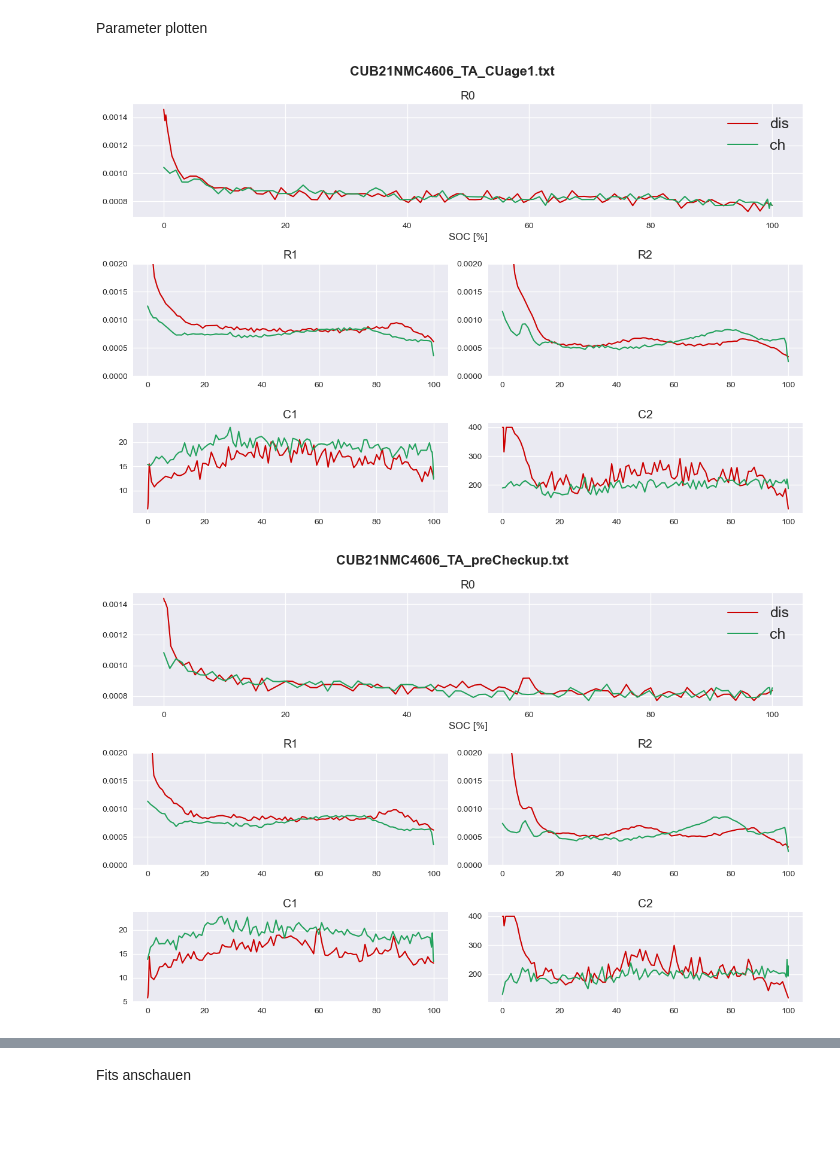
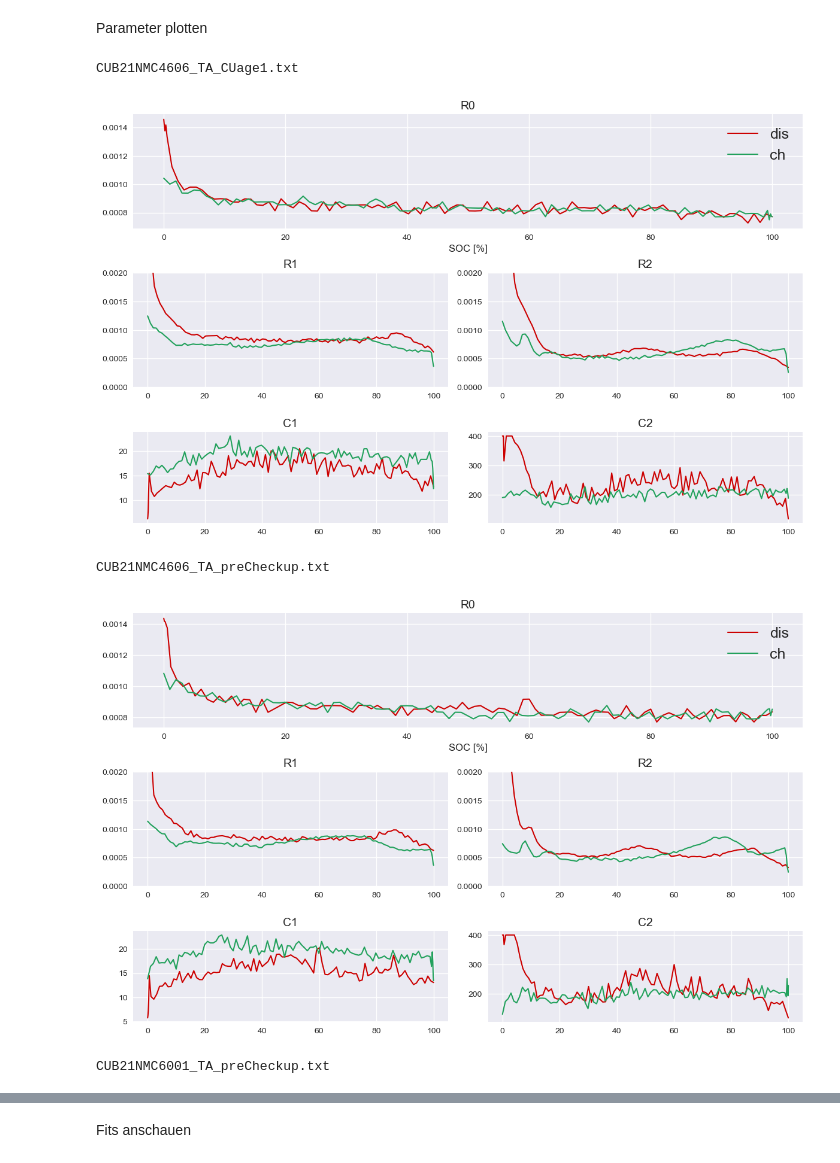
Before and after one commit to dieterduese/Projekt_Entropie, a Jupyter notebook: CheckUp.ipynb, the cells around one changed output, grey strips where cells are left out. Cells and saved outputs as stored; diff of their text form; code cells hidden in the pictures; blank space fills up the shorter version.

```diff
--- a/CheckUp.ipynb
+++ b/CheckUp.ipynb
@@ -342,7 +342,8 @@ for i in data_test.keys():
     cap_temp=temp[-1,4]- temp[0,4]
     capacities[i]=abs(cap_temp)
     cccv_dis[i]=temp
-    temperatures[i]=np.column_stack((data_test[:,0],data_test[i][:,6], data_test[i][:,7]))
+    # temperatures[i]=np.column_stack((data_test[i][:,6], data_test[i][:,7]))
+    temperatures[i]=np.array([data_test[i][:,0],data_test[i][:,6], data_test[i][:,7]]).T
 # %% [markdown]
 GITT auswerten mit 2RC Fit
 # %%
@@ -415,33 +416,37 @@ for c in fit_all.keys():
     ax21.plot(x_t1, fit_all[c][0][5,:])
 
     ax00.plot(x_t2, fit_all[c][1][1,:], label="ch")
     ax10.plot(x_t2, fit_all[c][1][2,:])
     ax20.plot(x_t2, fit_all[c][1][3,:])
     ax11.plot(x_t2, fit_all[c][1][4,:])
     ax21.plot(x_t2, fit_all[c][1][5,:])
 
     # Achsen Titel
     ax00.set_title("R0",fontsize=14)
     ax10.set_title("R1",fontsize=14)
     ax11.set_title("R2",fontsize=14)
     ax20.set_title("C1",fontsize=14)
     ax21.set_title("C2",fontsize=14)
 
     # # ylim
     if xAchse_t=="SOC[%]":
         ax10.set_ylim(0, 0.002)
         ax11.set_ylim(0, 0.002)
 
     # Legende
     ax00.legend()
     ax00.set_xlabel("SOC [%]", fontsize=12)
 
     # Gesamttitel
-    fig.suptitle(c, fontsize=16, fontweight='bold', y=0.98)
+    # fig.suptitle(c, fontsize=16, fontweight='bold', y=0.98)
+    print(c)
 
     plt.tight_layout()
     plt.subplots_adjust(top=0.9)  # Etwas Platz für den Suptitle
     plt.show()
 # %% [output]
+CUB21NMC4606_TA_CUage1.txt
-[figure, old version]
+[figure, new version]
+CUB21NMC4606_TA_preCheckup.txt
-[figure, old version]
+[figure, new version]
+CUB21NMC6001_TA_preCheckup.txt
```
Also changed, not shown: parts of 3 cells of this notebook, 13 other files.
